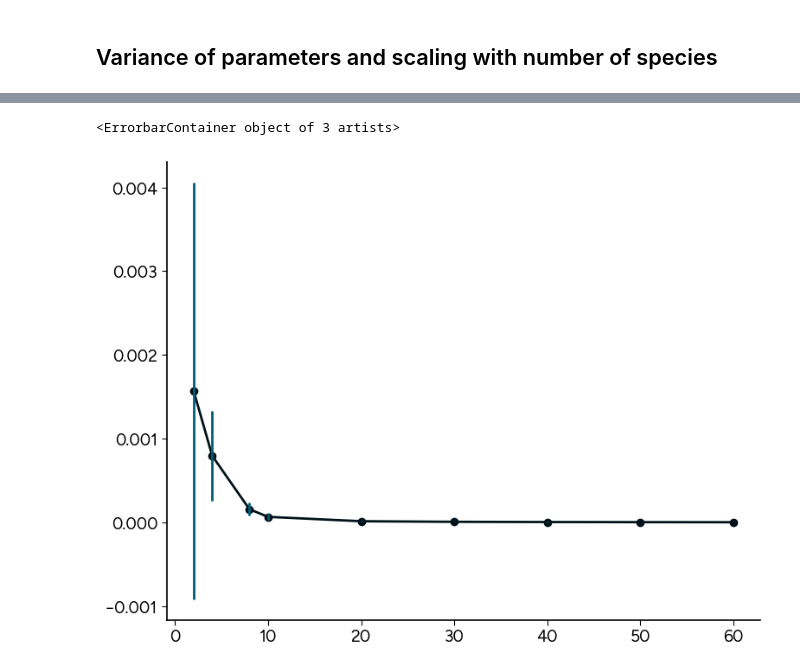
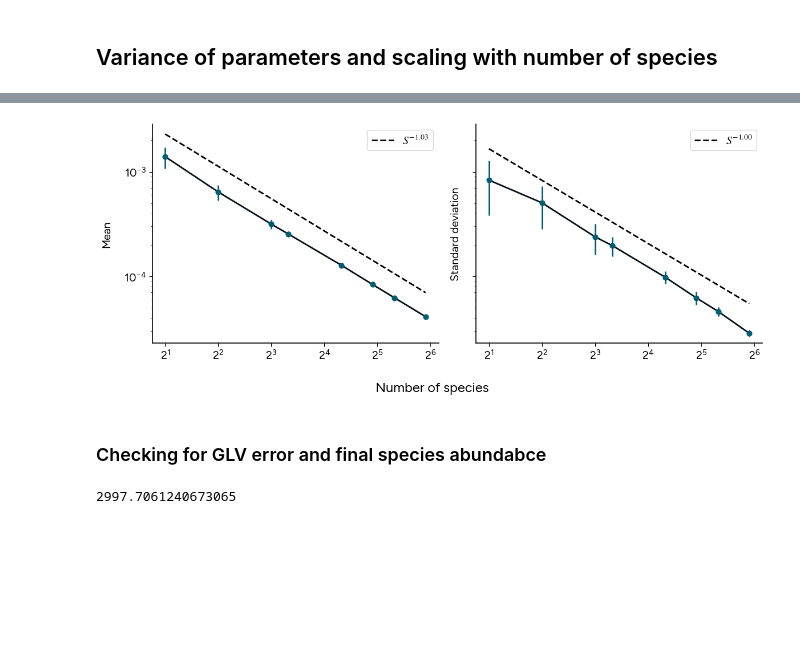
Before and after one commit to prajwalp/OE-dilutions, a Jupyter notebook: notebooks/competitive_interactions.ipynb, the cells around one changed output, grey strips where cells are left out. Drawn from its saved outputs; the diff is of its cells as text; code cells hidden in the pictures; blank space fills up the shorter version.

```diff
--- a/notebooks/competitive_interactions.ipynb
+++ b/notebooks/competitive_interactions.ipynb
@@ -351,5 +361,5 @@ mulSpFitParams = np.zeros((len(NsList),numRuns,2))
 
 for i in range(len(NsList)):
     for j in range(numRuns):
-        mulSpFitParams[i,j] = functionResults[i][0][j]
+        mulSpFitParams[i,j] = functionResults[i][4][j]
 # %%
@@ -372,8 +386,44 @@ optimize.curve_fit(straightLine,np.log(NsList),np.log(np.mean(mulSpFitParams[:,:
-# %%
-plt.plot(NsList,np.mean(mulSpFitParams[:,:,1],axis=1),marker="o")
-plt.errorbar(NsList,np.mean(mulSpFitParams[:,:,1],axis=1),yerr=np.std(mulSpFitParams[:,:,1],axis=1),ls="none")
-# plt.yscale("log")
-# plt.xscale("log")
-# %% [output]
-<ErrorbarContainer object of 3 artists>
-[figure, removed]
+# %%
+meansInter,sdsInter,thirdCumulant = np.zeros(len(NsList)),np.zeros(len(NsList)),np.zeros(len(NsList))
+meanerrInter,sderrInter,errThridInter = np.zeros(len(NsList)),np.zeros(len(NsList)),np.zeros(len(NsList))
+
+
+for i in range(len(NsList)):
+    tdepinter = functionResults[i][3]
+    numRunsMeans = np.mean(tdepinter,axis=(1,2))
+    numRunsSds = np.std(tdepinter,axis=(1,2))
+    numRunsThirds = np.mean(tdepinter**3,axis=(1,2)) - 3*numRunsMeans*numRunsSds**2 - numRunsMeans**3
+    meansInter[i] = np.mean(numRunsMeans)
+    sdsInter[i] = np.mean(numRunsSds)
+    meanerrInter[i] = np.std(numRunsMeans)
+    sderrInter[i] = np.std(numRunsSds)
+    thirdCumulant[i] = np.mean(numRunsThirds)
+    errThridInter[i] = np.std(numRunsThirds)
+# %%
+meanFit = optimize.curve_fit(straightLine,np.log(NsList),np.log(meansInter))
+sdFit = optimize.curve_fit(straightLine,np.log(NsList),np.log(sdsInter))
+thirdCumFit = optimize.curve_fit(straightLine,np.log(NsList),np.log(thirdCumulant))
+# %%
+fig,ax = plt.subplots(1,2,figsize=(12,5),sharey=True)
+
+ax[0].plot(NsList,meansInter,marker="o")
+ax[0].errorbar(NsList,meansInter,yerr=meanerrInter,fmt="o")
+ax[0].plot(NsList,np.exp(meanFit[0][1]/1.1)*NsList**meanFit[0][0],color="black",ls="--",label=r"$S^{%.2f}$"%meanFit[0][0])
+ax[0].set_yscale("log")
+ax[0].set_xscale("log",base=2)
+ax[0].set_ylabel("Mean")
+ax[0].legend()
+
+ax[1].plot(NsList,sdsInter,marker="o")
+ax[1].errorbar(NsList,sdsInter,yerr=sderrInter,fmt="o")
+ax[1].plot(NsList,np.exp(sdFit[0][1]/1.1)*NsList**sdFit[0][0],color="black",ls="--",label=r"$S^{%.2f}$"%sdFit[0][0])
+ax[1].set_yscale("log")
+ax[1].set_xscale("log",base=2)
+ax[1].set_ylabel("Standard deviation")
+ax[1].legend()
+
+fig.supxlabel("Number of species")
+
+plt.show()
+# %% [output]
+[figure, added]
@@ -379,0 +438,2 @@ plt.errorbar(NsList,np.mean(mulSpFitParams[:,:,1],axis=1),yerr=np.std(mulSpFitPa
+# %% [markdown]
+### Checking for GLV error and final species abundabce
@@ -379,0 +451,6 @@ plt.errorbar(NsList,np.mean(mulSpFitParams[:,:,1],axis=1),yerr=np.std(mulSpFitPa
+# %%
+TSTART = time.time()
+muMatrices,kMatrices,tdepGrowths,tdepInters,fitResults,fitErrors,chemostatSolutions,glvErr = competitive_scaling.multipleRun(Nr,Ns,supplyVec,delta,muMean,muSd,kMean,kSd,numRuns)
+print(time.time()-TSTART)
+# %% [output]
+2997.7061240673065
```
Also changed, not shown: parts of 49 cells of this notebook, 5 other files.
